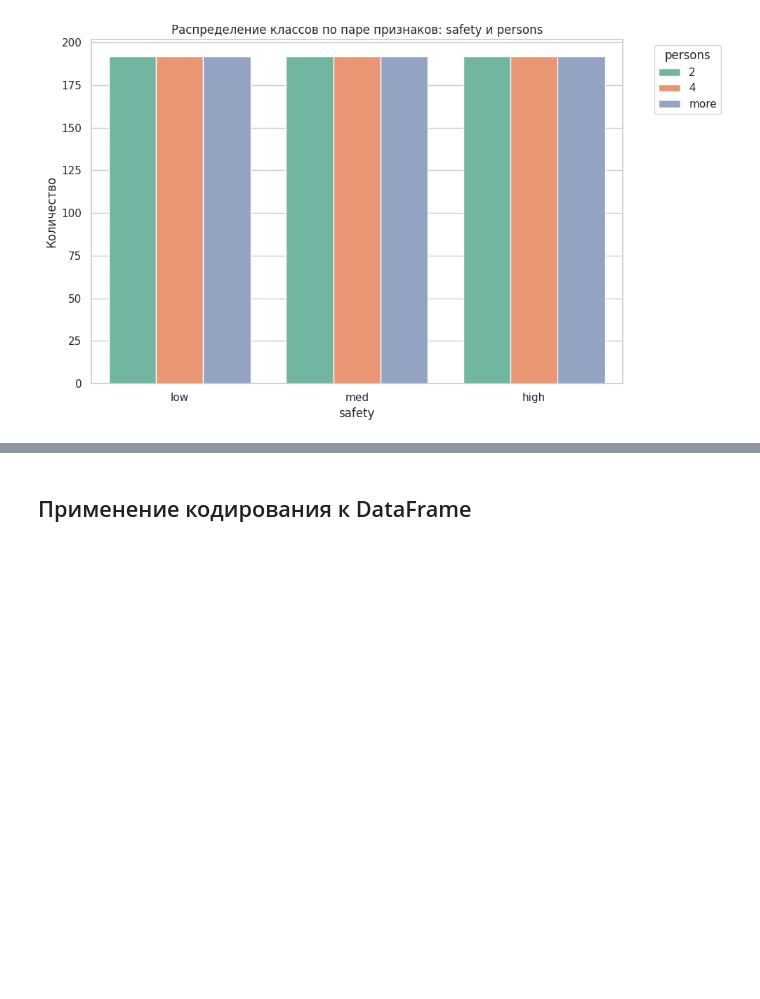
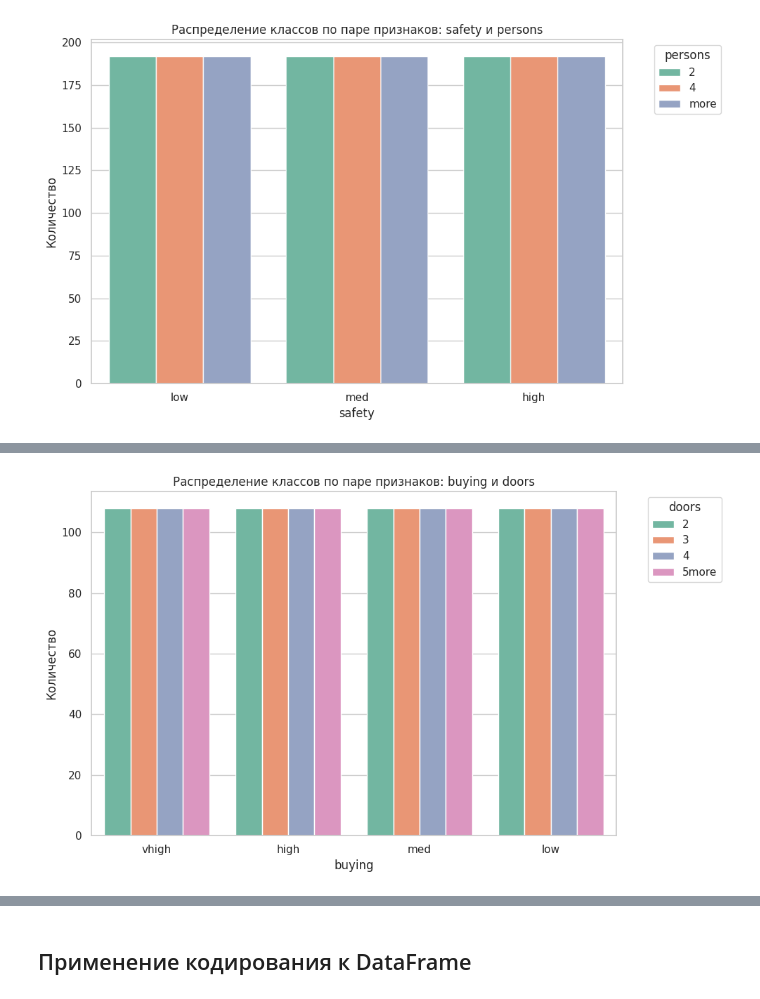
Before and after one commit to FAST-Technologies/MMAD, a Jupyter notebook: Lab_1/Lab_1.ipynb, the cells around one changed output, grey strips where cells are left out. Saved outputs shown, nothing was run; the diff lists cells and outputs as text; code cells hidden in the pictures; blank space fills up the shorter version.

```diff
--- a/Lab_1/Lab_1.ipynb
+++ b/Lab_1/Lab_1.ipynb
@@ -341,0 +356,13 @@ plt.show()
+# %%
+feat1, feat2 = 'buying', 'doors'
+
+plt.figure(figsize=(10, 6))
+sns.countplot(data=df, x=feat1, hue=feat2, palette='Set2')
+plt.title(f'Распределение классов по паре признаков: {feat1} и {feat2}')
+plt.xlabel(feat1)
+plt.ylabel('Количество')
+plt.legend(title=feat2, bbox_to_anchor=(1.05, 1), loc='upper left')
+plt.tight_layout()
+plt.show()
+# %% [output]
+[figure, added]
```
Also changed, not shown: parts of 33 cells of this notebook.
